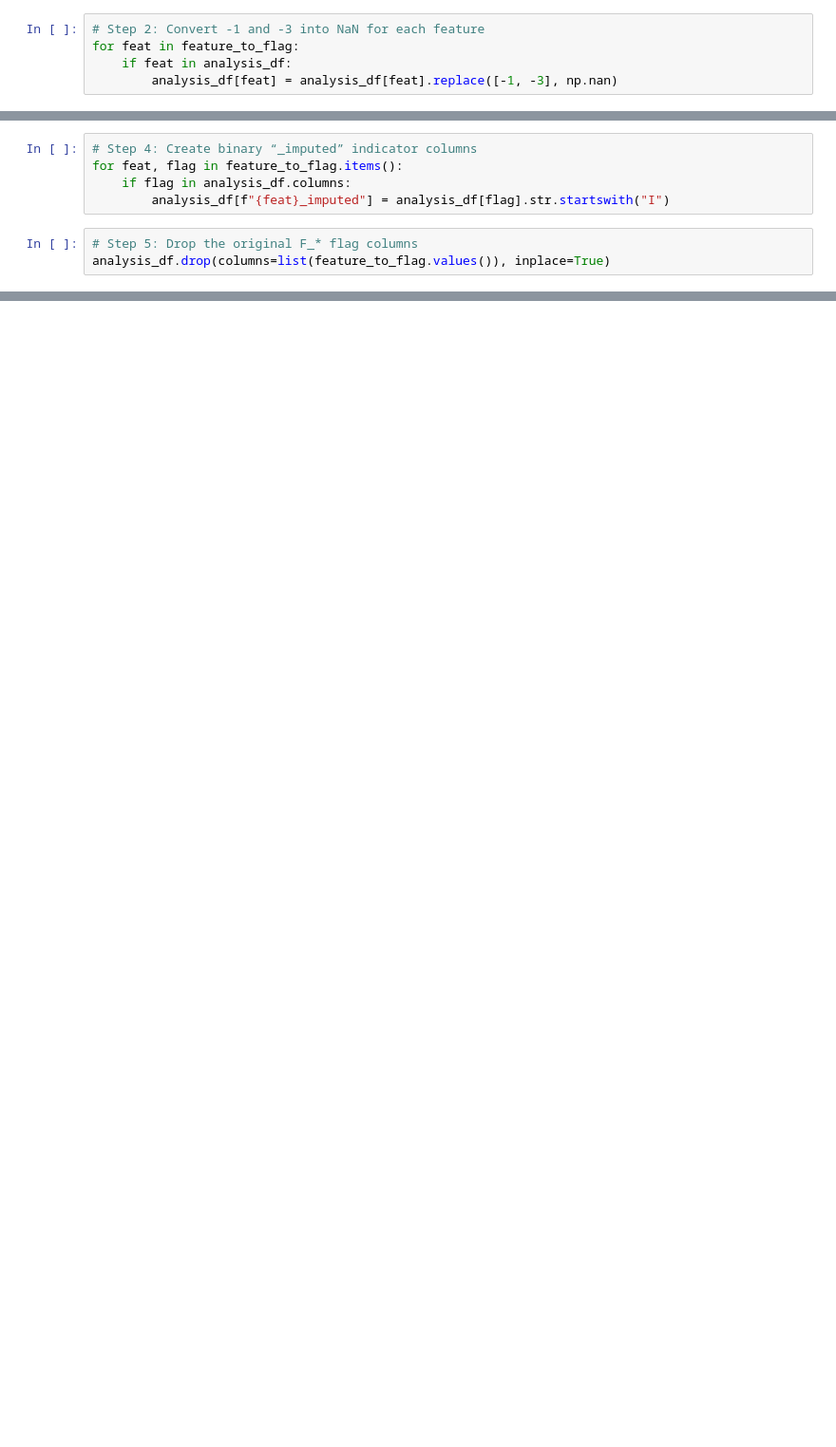
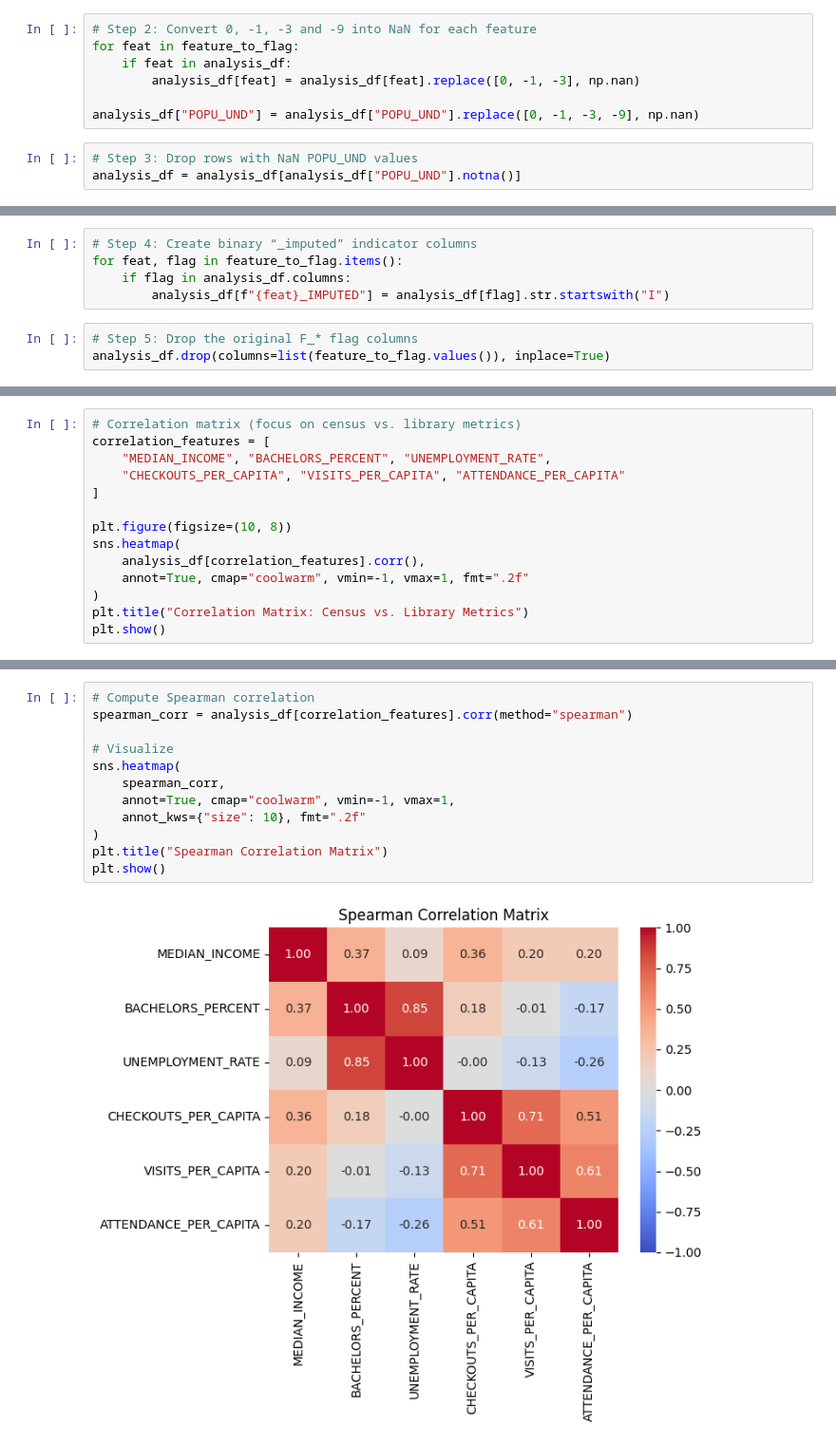
Before and after one commit to Bdem1rel/Library_Usage_Analysis, a Jupyter notebook: Notebooks/EDA.ipynb, the cells around one changed output, grey strips where cells are left out. Shown at 95% size. Drawn from its saved outputs; the diff is of its cells as text; blank space fills up the shorter version.

```diff
--- a/Notebooks/EDA.ipynb
+++ b/Notebooks/EDA.ipynb
@@ -40,10 +39,15 @@ feature_to_flag = {
 
 drop_flags = ['U_22', 'H_22', 'L_22']
 # %%
-# Step 2: Convert -1 and -3 into NaN for each feature
+# Step 2: Convert 0, -1, -3 and -9 into NaN for each feature
 for feat in feature_to_flag:
     if feat in analysis_df:
-        analysis_df[feat] = analysis_df[feat].replace([-1, -3], np.nan)
+        analysis_df[feat] = analysis_df[feat].replace([0, -1, -3], np.nan)
+
+analysis_df["POPU_UND"] = analysis_df["POPU_UND"].replace([0, -1, -3, -9], np.nan)
+# %%
+# Step 3: Drop rows with NaN POPU_UND values
+analysis_df = analysis_df[analysis_df["POPU_UND"].notna()]
 # %%
 # Step 3: Null‑out values whose flag indicates suppression/unusable data
 for feat, flag in feature_to_flag.items():
@@ -54,7 +58,7 @@ for feat, flag in feature_to_flag.items():
 # Step 4: Create binary “_imputed” indicator columns
 for feat, flag in feature_to_flag.items():
     if flag in analysis_df.columns:
-        analysis_df[f"{feat}_imputed"] = analysis_df[flag].str.startswith("I")
+        analysis_df[f"{feat}_IMPUTED"] = analysis_df[flag].str.startswith("I")
 # %%
 # Step 5: Drop the original F_* flag columns
 analysis_df.drop(columns=list(feature_to_flag.values()), inplace=True)
@@ -67,0 +172,14 @@ analysis_df[numeric_cols] = knn.fit_transform(analysis_df[numeric_cols])
+# %%
+# Correlation matrix (focus on census vs. library metrics)
+correlation_features = [
+    "MEDIAN_INCOME", "BACHELORS_PERCENT", "UNEMPLOYMENT_RATE",
+    "CHECKOUTS_PER_CAPITA", "VISITS_PER_CAPITA", "ATTENDANCE_PER_CAPITA"
+]
+
+plt.figure(figsize=(10, 8))
+sns.heatmap(
+    analysis_df[correlation_features].corr(),
+    annot=True, cmap="coolwarm", vmin=-1, vmax=1, fmt=".2f"
+)
+plt.title("Correlation Matrix: Census vs. Library Metrics")
+plt.show()
@@ -67,0 +188,14 @@ analysis_df[numeric_cols] = knn.fit_transform(analysis_df[numeric_cols])
+# %%
+# Compute Spearman correlation
+spearman_corr = analysis_df[correlation_features].corr(method="spearman")
+
+# Visualize
+sns.heatmap(
+    spearman_corr,
+    annot=True, cmap="coolwarm", vmin=-1, vmax=1,
+    annot_kws={"size": 10}, fmt=".2f"
+)
+plt.title("Spearman Correlation Matrix")
+plt.show()
+# %% [output]
+[figure, added]
```
Also changed, not shown: parts of 14 cells of this notebook.
